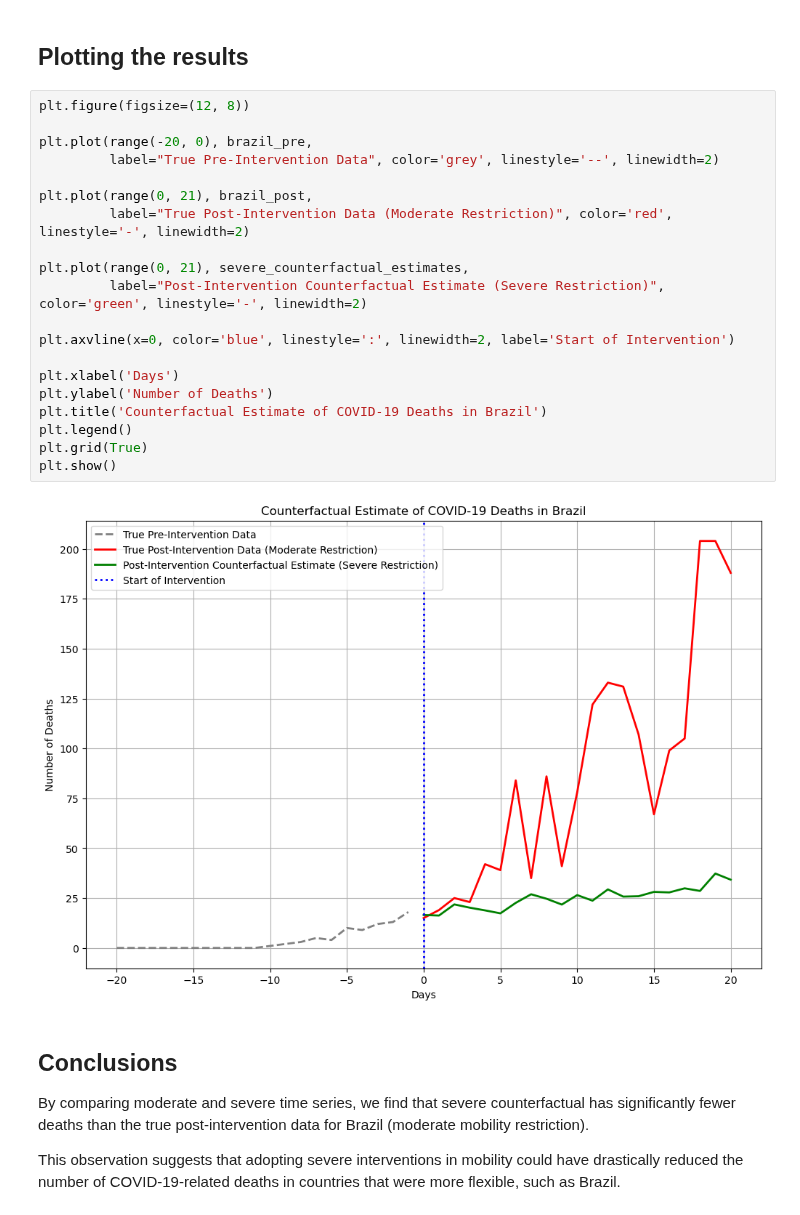
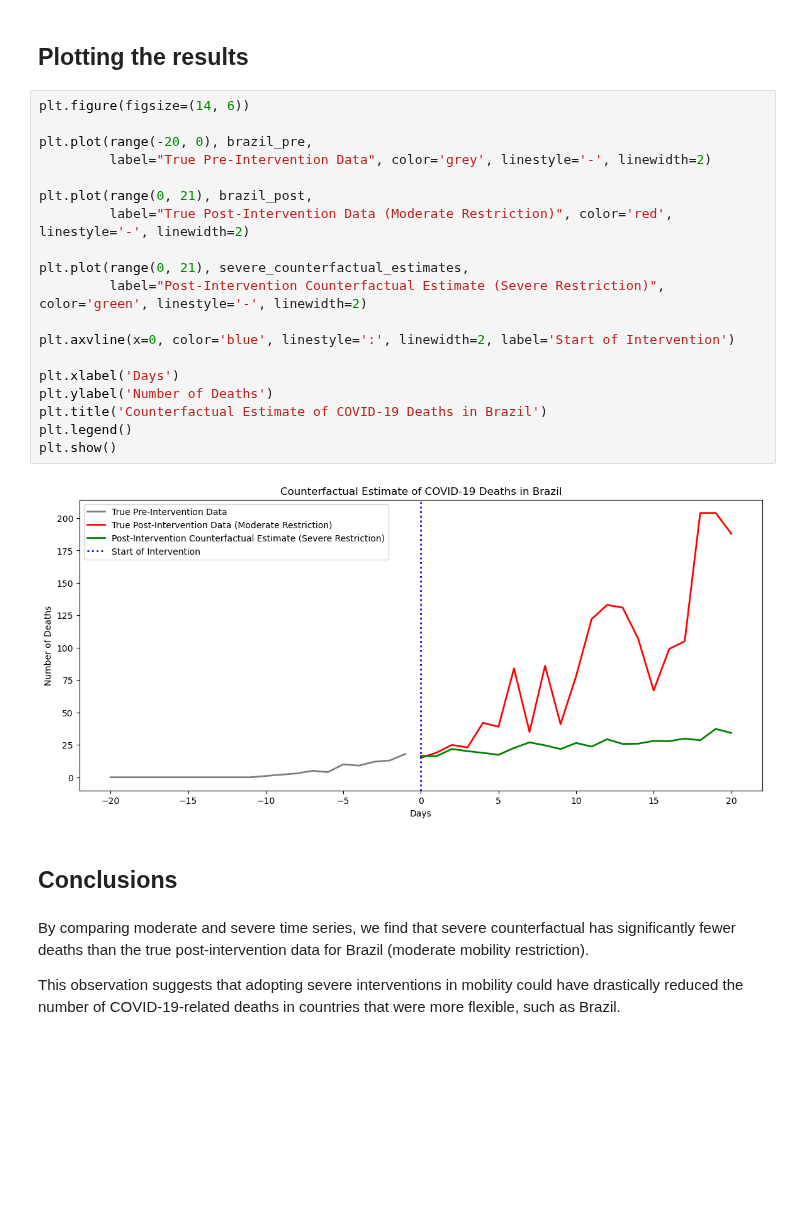
Before and after one commit to luishcr0998/covid19, a Jupyter notebook: Synthetic Interventions - Covid19.ipynb, the cells around one changed output. Cells and saved outputs as stored; diff of their text form; blank space fills up the shorter version.

```diff
--- a/Synthetic Interventions - Covid19.ipynb
+++ b/Synthetic Interventions - Covid19.ipynb
@@ -339,30 +515,29 @@ brazil_post = covid_df[covid_df['country'] == "Brazil"].loc[:, 0: 20].to_numpy()
 # %% [markdown]
 ## **Plotting the results**
 # %%
-plt.figure(figsize=(12, 8))
+plt.figure(figsize=(14, 6))
 
 plt.plot(range(-20, 0), brazil_pre,
-         label="True Pre-Intervention Data", color='grey', linestyle='--', linewidth=2)
+         label="True Pre-Intervention Data", color='grey', linestyle='-', linewidth=2)
 
 plt.plot(range(0, 21), brazil_post,
          label="True Post-Intervention Data (Moderate Restriction)", color='red', linestyle='-', linewidth=2)
 
 plt.plot(range(0, 21), severe_counterfactual_estimates,
          label="Post-Intervention Counterfactual Estimate (Severe Restriction)", color='green', linestyle='-', linewidth=2)
 
 plt.axvline(x=0, color='blue', linestyle=':', linewidth=2, label='Start of Intervention')
 
 plt.xlabel('Days')
 plt.ylabel('Number of Deaths')
 plt.title('Counterfactual Estimate of COVID-19 Deaths in Brazil')
 plt.legend()
-plt.grid(True)
 plt.show()
 # %% [output]
-[figure, old version]
+[figure, new version]
 # %% [markdown]
 ## **Conclusions**
-
-   By comparing moderate and severe time series, we find that severe counterfactual has significantly fewer deaths than the true post-intervention data for Brazil (moderate mobility restriction).
-
-   This observation suggests that adopting severe interventions in mobility could have drastically reduced the number of COVID-19-related deaths in countries that were more flexible, such as Brazil.
+# %% [markdown]
+By comparing moderate and severe time series, we find that severe counterfactual has significantly fewer deaths than the true post-intervention data for Brazil (moderate mobility restriction).
+
+This observation suggests that adopting severe interventions in mobility could have drastically reduced the number of COVID-19-related deaths in countries that were more flexible, such as Brazil.
```
Also changed, not shown: parts of 60 cells of this notebook.
